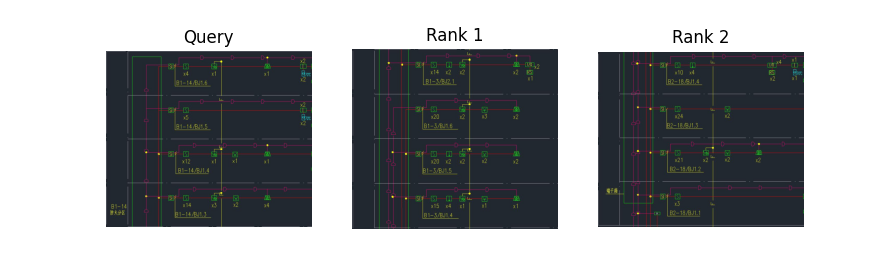
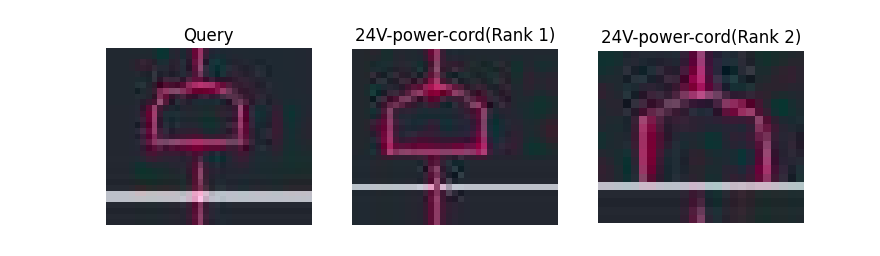
Before and after one commit to yuki172/symbols-embedding, a Jupyter notebook: inference.ipynb, the cells around one changed output. Drawn from its saved outputs; the diff is of its cells as text; code cells hidden in the pictures.

Commit message:
crop symbols

```diff
--- a/inference.ipynb
+++ b/inference.ipynb
@@ -31,6 +31,7 @@ def get_image_path(name):
 def retrieve_top_k(query_image_path, k, model, embeddings_tensor, filenames, transform, input_size):
 
     query_img = Image.open(query_image_path).convert('RGB')
+
     query_tensor = transform(query_img).unsqueeze(0)
 
     model.eval()
@@ -49,16 +50,17 @@ def retrieve_top_k(query_image_path, k, model, embeddings_tensor, filenames, tra
     plt.axis('off')
 
     for i, idx in enumerate(indices):
+        label = get_label(filenames[idx])
         img_path = get_image_path(filenames[idx])
         img = Image.open(img_path).convert('RGB')
         plt.subplot(1, k+1, i+2)
         plt.imshow(img)
-        plt.title(f"Rank {i+1}")
+        plt.title(f"{label}(Rank {i+1})")
         plt.axis('off')
 
     plt.show()
 # %%
-test_transform = torchvision.transforms.Compose(
+transform = torchvision.transforms.Compose(
     [
         torchvision.transforms.Resize((input_size, input_size)),
         torchvision.transforms.ToTensor(),
@@ -68,9 +70,9 @@ test_transform = torchvision.transforms.Compose(
         ),
     ]
 )
-dataset_test = LightlyDataset(input_dir=path_to_data, transform=test_transform)
-dataloader_test = torch.utils.data.DataLoader(
-    dataset_test,  # type: ignore
+dataset = LightlyDataset(input_dir=path_to_data, transform=transform)
+dataloader = torch.utils.data.DataLoader(
+    dataset,  # type: ignore
     batch_size=16,
     shuffle=False,
     drop_last=False,
@@ -79,17 +81,17 @@ dataloader_test = torch.utils.data.DataLoader(
 model = SimCLRModel.load_from_checkpoint(f"saved/{model_path}.ckpt")
 model.eval()
 model.freeze()
-embeddings, filenames = generate_embeddings(model, dataloader_test)
+embeddings, filenames = generate_embeddings(model, dataloader)
 # %%
 embeddings_tensor = torch.from_numpy(embeddings).float()
 # %%
 retrieve_top_k(
-    query_image_path="data/test/6-2-2a_PNG.rf.250388201e8d184114b70fd81a09a990.jpg",
+    query_image_path="data/test/symbol_4_24V-power-cord.png",
     k=2,
     model=model,
     embeddings_tensor=embeddings_tensor,
     filenames=filenames,
-    transform=test_transform,
+    transform=transform,
     input_size=input_size)
 # %% [output]
-[figure, old version]
+[figure, new version]
```
Also changed, not shown: parts of 1 cell of this notebook, 10 other files.
